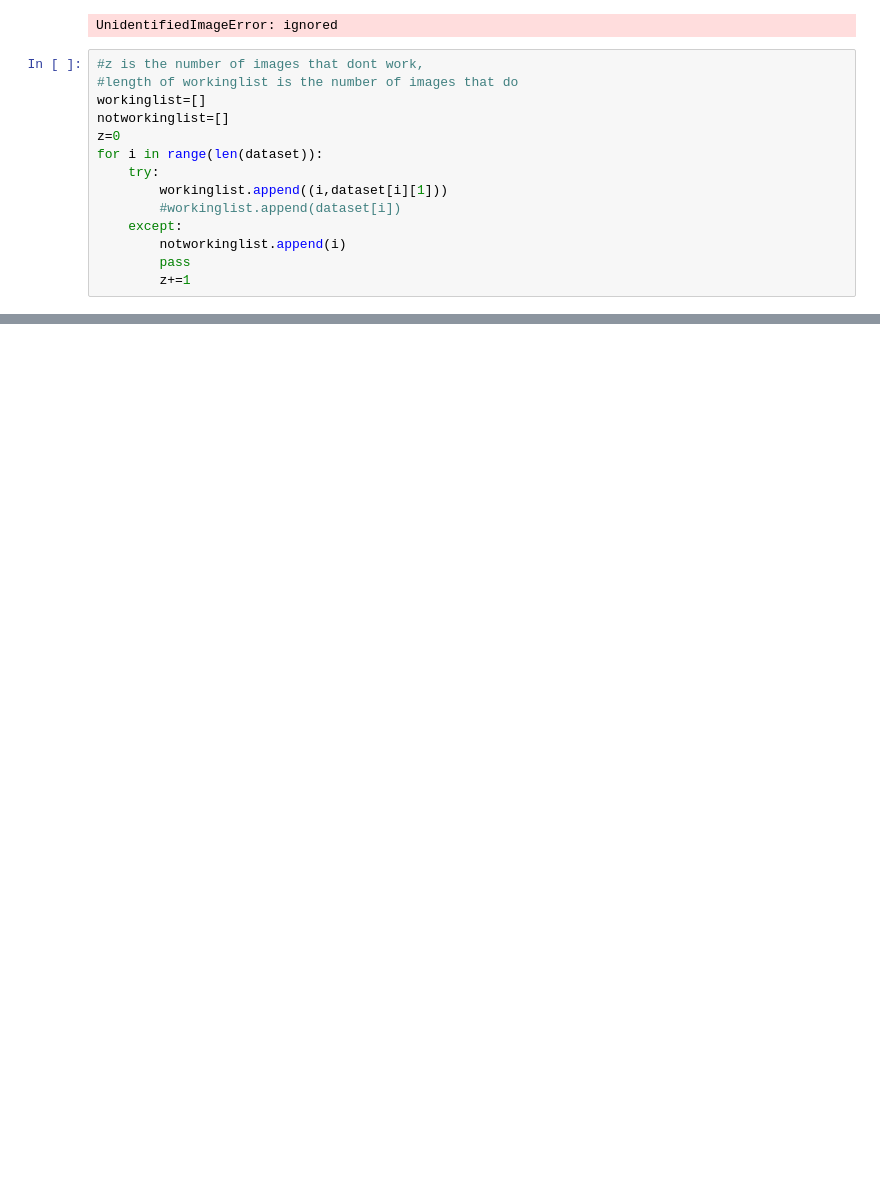
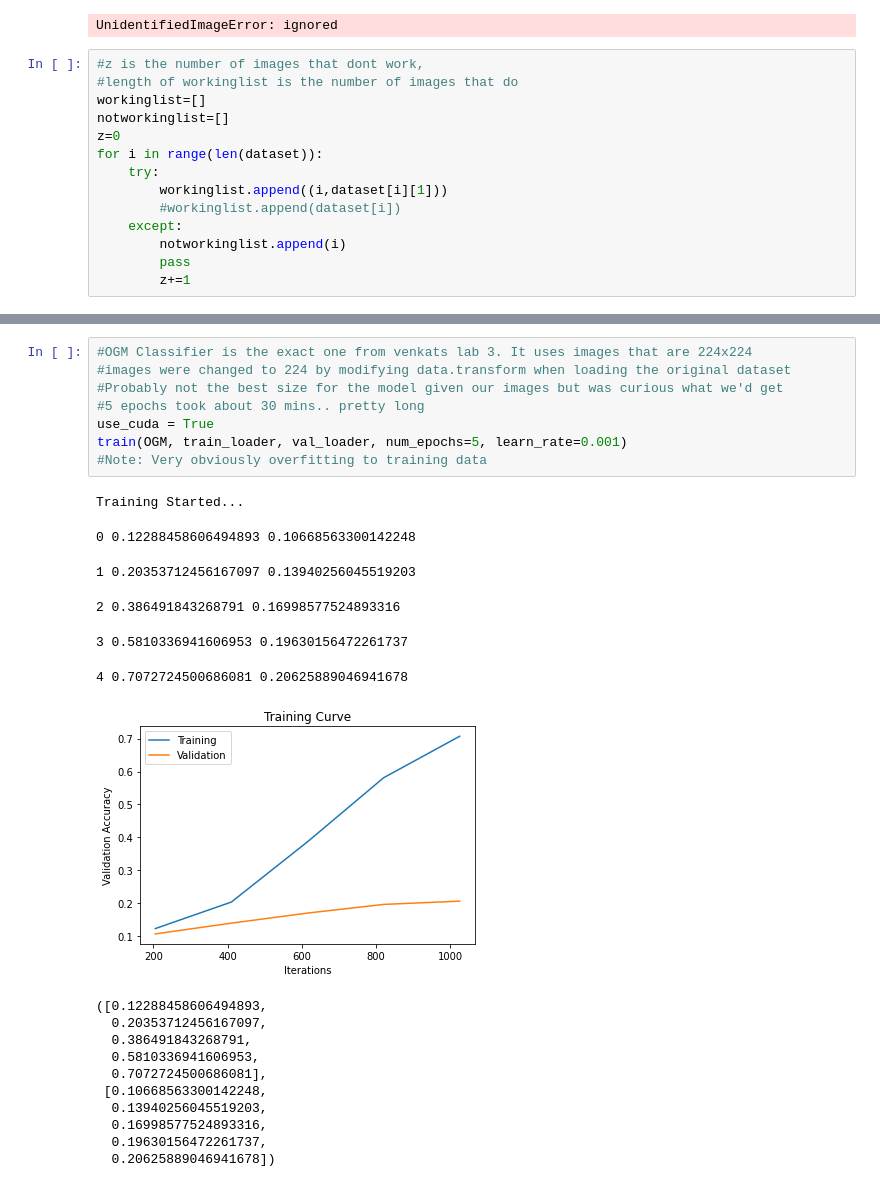
Before and after one commit to husseing/A.I-JORDAN, a Jupyter notebook: Group_44_AIR_Jordan.ipynb, the cells around one changed output, grey strips where cells are left out. Cells and saved outputs as stored; diff of their text form; blank space fills up the shorter version.

```diff
--- a/Group_44_AIR_Jordan.ipynb
+++ b/Group_44_AIR_Jordan.ipynb
@@ -150,0 +394,26 @@ AttributeError: ignored
+# %%
+#OGM Classifier is the exact one from venkats lab 3. It uses images that are 224x224
+#images were changed to 224 by modifying data.transform when loading the original dataset
+#Probably not the best size for the model given our images but was curious what we'd get
+#5 epochs took about 30 mins.. pretty long
+use_cuda = True
+train(OGM, train_loader, val_loader, num_epochs=5, learn_rate=0.001)
+#Note: Very obviously overfitting to training data
+# %% [output]
+Training Started...
+0 0.12288458606494893 0.10668563300142248
+1 0.20353712456167097 0.13940256045519203
+2 0.386491843268791 0.16998577524893316
+3 0.5810336941606953 0.19630156472261737
+4 0.7072724500686081 0.20625889046941678
+[figure, added]
+([0.12288458606494893,
+  0.20353712456167097,
+  0.386491843268791,
+  0.5810336941606953,
+  0.7072724500686081],
+ [0.10668563300142248,
+  0.13940256045519203,
+  0.16998577524893316,
+  0.19630156472261737,
+  0.20625889046941678])
```
Also changed, not shown: parts of 26 cells of this notebook.
